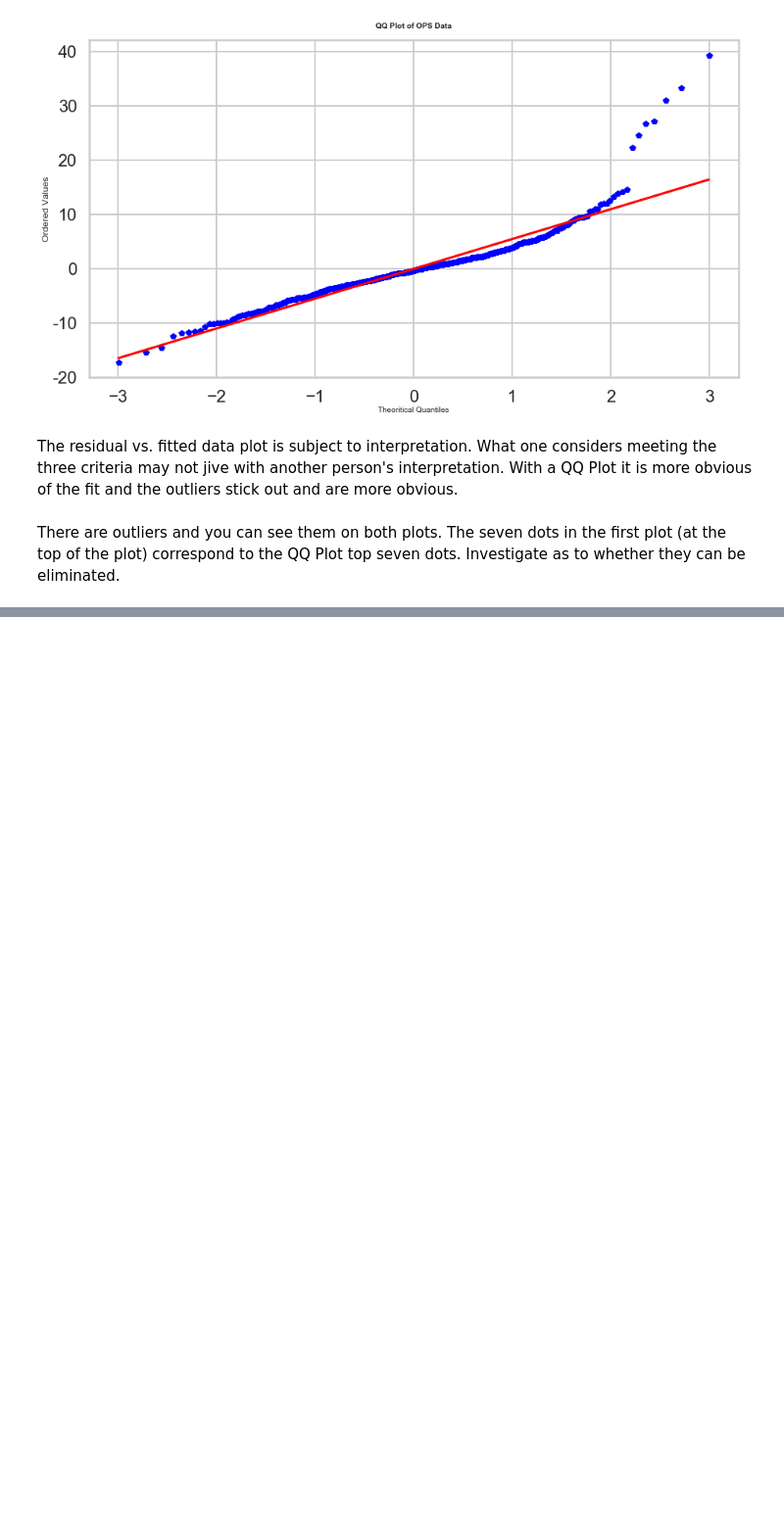
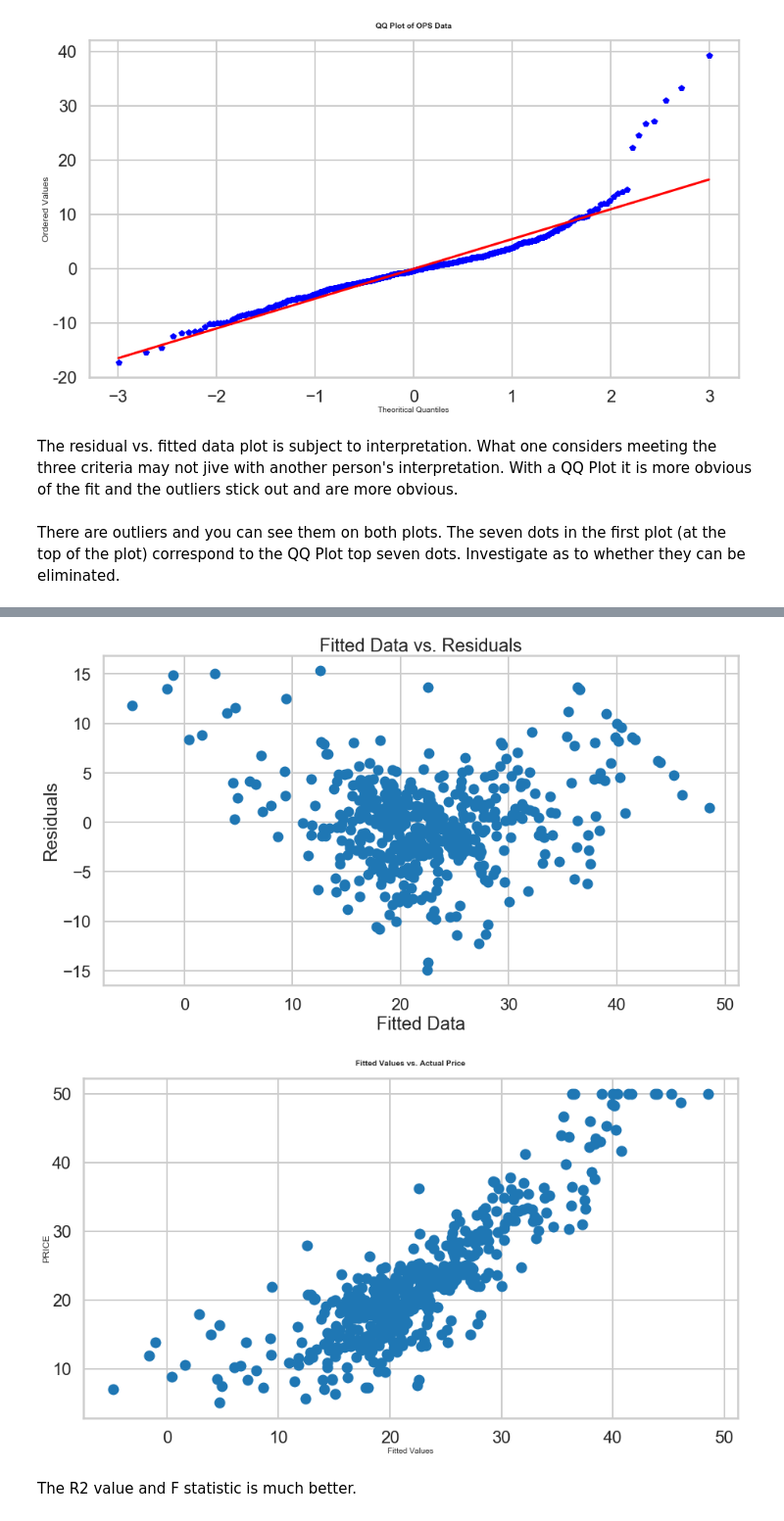
Before and after one commit to paulscheibal/SBDataScienceCert, a Jupyter notebook: MiniProjects/Mini_Project_Linear_Regression.ipynb, the cells around one changed output, grey strips where cells are left out. Shown at 98% size. Drawn from its saved outputs; the diff is of its cells as text; code cells hidden in the pictures; blank space fills up the shorter version.

```diff
--- a/MiniProjects/Mini_Project_Linear_Regression.ipynb
+++ b/MiniProjects/Mini_Project_Linear_Regression.ipynb
@@ -910,0 +969,8 @@ There are outliers and you can see them on both plots. The seven dots in the fir
+# %%
+hilevind = [405,418,380]
+hilev = bos.loc[hilevind,:]
+hilev['y_pred'] = m.fittedvalues[hilevind]
+print('\n')
+print('Printing high leverage points: ')
+print('\n')
+print(hilev)
@@ -910,0 +990,8 @@ There are outliers and you can see them on both plots. The seven dots in the fir
+# %%
+bos_revised = bos.drop(hilevind)
+bos_revised = bos_revised.drop(ind)
+print('Initial Observations',format(len(bos)))
+print('Revised Observations (outliers and leveraged deleted)',format(len(bos_revised)))
+# rerun ols with bos_revised
+mr = ols('PRICE ~ CRIM + RM + PTRATIO',bos_revised).fit()
+mr.summary()
@@ -910,0 +1022,18 @@ There are outliers and you can see them on both plots. The seven dots in the fir
+# %%
+
+plt.scatter(mr.fittedvalues,mr.resid)
+plt.title('Fitted Data vs. Residuals')
+plt.xlabel("Fitted Data")
+plt.ylabel("Residuals")
+plt.show()
+
+plt.scatter(mr.fittedvalues,bos_revised.PRICE)
+_ = plt.title('Fitted Values vs. Actual Price\n',weight='bold', size=10)
+_ = plt.ylabel('PRICE', labelpad=2, size=12)
+_ = plt.xlabel('Fitted Values', labelpad=2, size = 10)
+plt.show()
+# %% [output]
+[figure, added]
+[figure, added]
+# %% [markdown]
+The R2 value and F statistic is much better.
```
Also changed, not shown: parts of 23 cells of this notebook.
